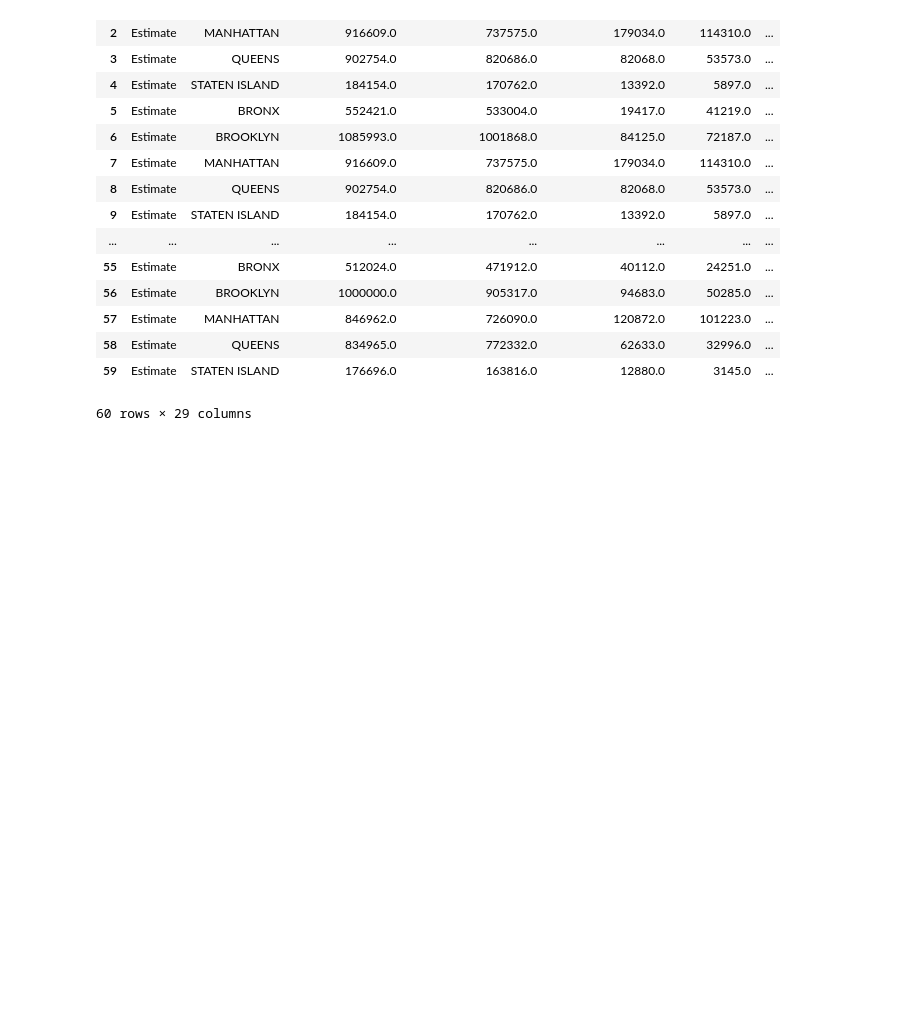
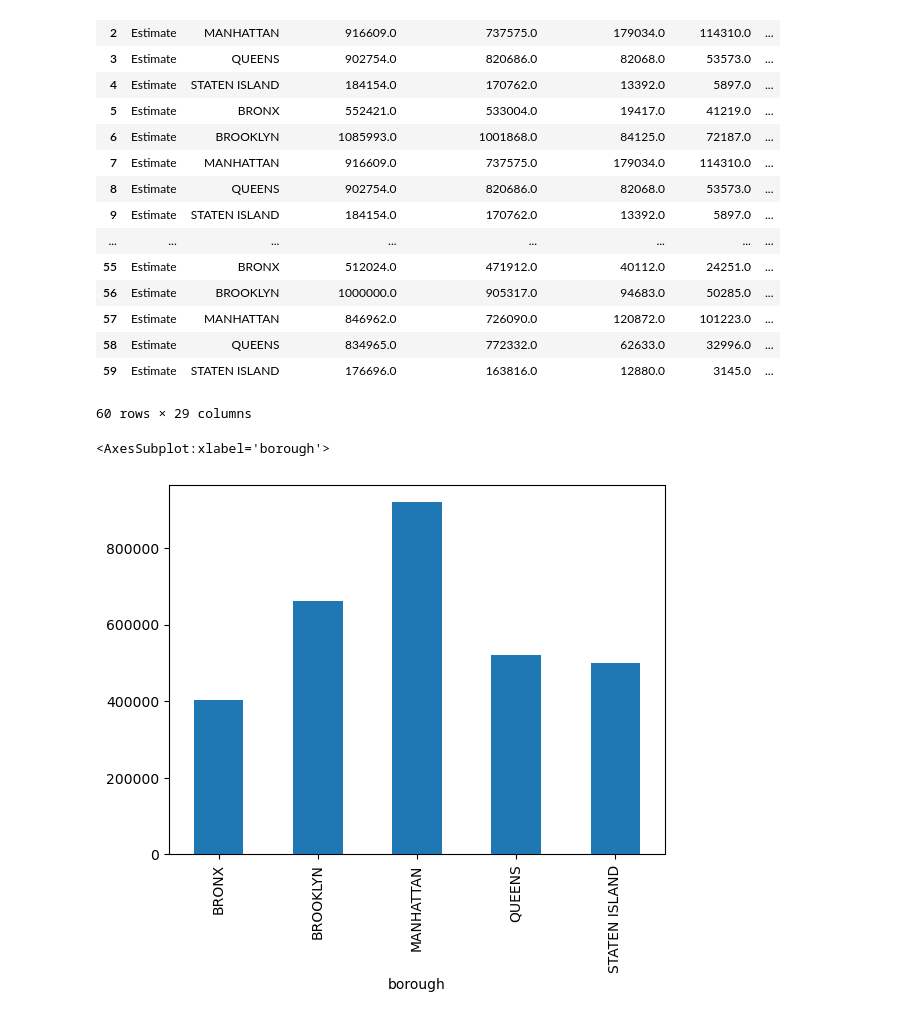
Before and after one commit to hpuma/Airbnb_Rental_Project, a Jupyter notebook: ACS EDA.ipynb, the cells around one changed output. Saved outputs shown, nothing was run; the diff lists cells and outputs as text; code cells hidden in the pictures; blank space fills up the shorter version.

```diff
--- a/ACS EDA.ipynb
+++ b/ACS EDA.ipynb
@@ -28,0 +60,7 @@ df
+# %%
+df['rent_units/tot_occ'] = df['renter_occupied_units'] / df['occupied_housing_units'] *100
+# %%
+df.groupby(['borough'])['owned_median_value'].mean().plot(kind='bar')
+# %% [output]
+<AxesSubplot:xlabel='borough'>
+[figure, added]
```
Also changed, not shown: parts of 25 cells of this notebook.
